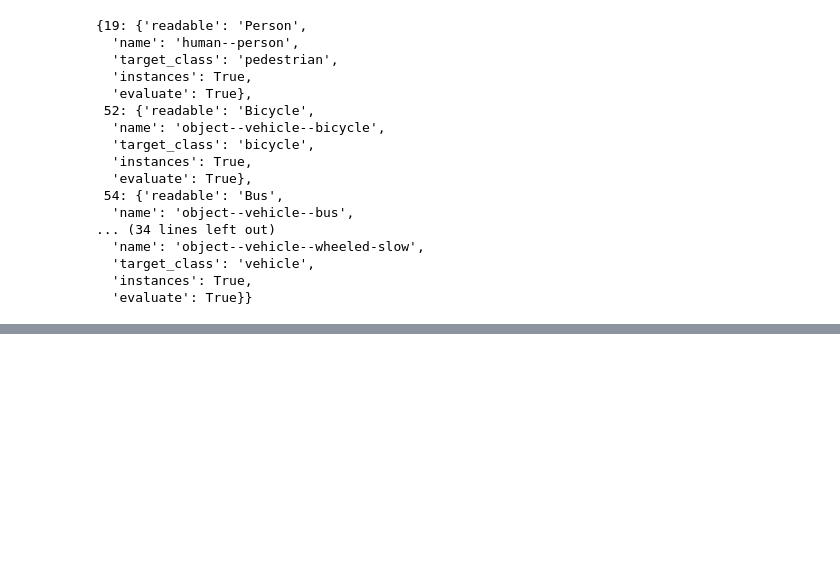
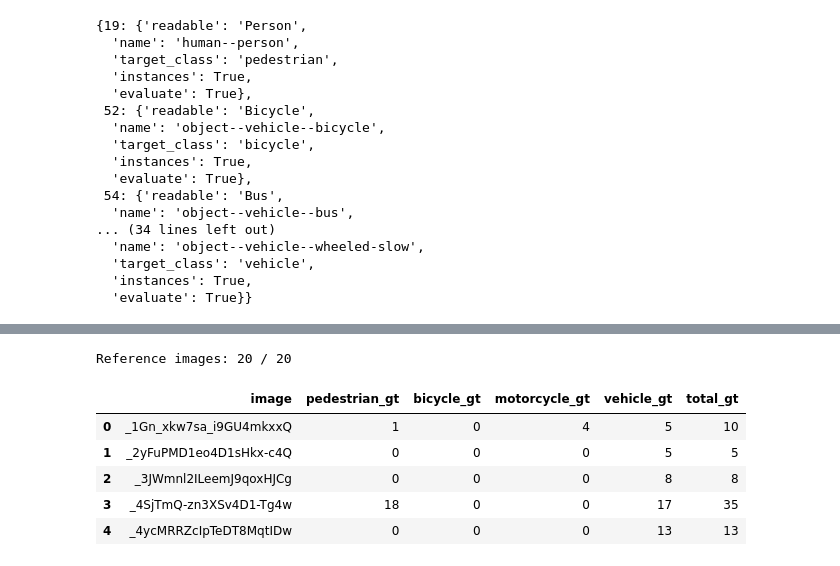
Before and after one commit to maleckainez/bachelors-thesis, a Jupyter notebook: benchmarks/detection_models_benchmark.ipynb, the cells around one changed output, grey strips where cells are left out. Drawn from its saved outputs; the diff is of its cells as text; code cells hidden in the pictures; blank space fills up the shorter version.

```diff
--- a/benchmarks/detection_models_benchmark.ipynb
+++ b/benchmarks/detection_models_benchmark.ipynb
@@ -382,13 +442,44 @@ def count_obj_from_instance(instance_path):
     return baseline_count
 # %%
 # Create DataFrame of reference data for all images
-import pandas as pd
-headers = ["image", "pedestrian", "bicycle", "motorcycle", "vehicle", "total"]
-rows = []
-for image_name in os.listdir(INSTANCE_PATH):
-    image_key = Path(image_name).stem
-    c = count_obj_from_instance(INSTANCE_PATH/image_name)
-    rows.append([image_key, c["pedestrian"], c["bicycle"], c["motorcycle"], c["vehicle"], c['total']])
-rd = pd.DataFrame(rows, columns=headers)
-REFERENCE_DATA = rd
+
+def list_test_images():
+    return sorted([
+        image_name for image_name in os.listdir(IMAGE_PATH)
+        if Path(image_name).suffix.lower() in [".jpg", ".jpeg", ".png"]
+    ])
+
+def build_reference_data(image_names):
+    rows = []
+    for image_name in image_names:
+        image_key = Path(image_name).stem
+        instance_path = find_instance_mask(image_name)
+
+        if instance_path is None:
+            print(f"[WARNING] Missing instance mask for {image_name}")
+            continue
+
+        counts = count_obj_from_instance(instance_path)
+        row = {"image": image_key}
+        for category in CLASSES:
+            row[f"{category}_gt"] = counts[category]
+        row["total_gt"] = counts["total"]
+        rows.append(row)
+
+    return pd.DataFrame(rows)
+
+TEST_IMAGES = list_test_images()
+REFERENCE_DATA = build_reference_data(TEST_IMAGES)
+REFERENCE_DATA.to_csv(RESULTS_PATH / "reference_counts.csv", index=False)
+
+print(f"Reference images: {len(REFERENCE_DATA)} / {len(TEST_IMAGES)}")
+REFERENCE_DATA.head()
+# %% [output]
+Reference images: 20 / 20
+|  | image | pedestrian_gt | bicycle_gt | motorcycle_gt | vehicle_gt | total_gt |
+| 0 | _1Gn_xkw7sa_i9GU4mkxxQ | 1 | 0 | 4 | 5 | 10 |
+| 1 | _2yFuPMD1eo4D1sHkx-c4Q | 0 | 0 | 0 | 5 | 5 |
+| 2 | _3JWmnl2ILeemJ9qoxHJCg | 0 | 0 | 0 | 8 | 8 |
+| 3 | _4SjTmQ-zn3XSv4D1-Tg4w | 18 | 0 | 0 | 17 | 35 |
+| 4 | _4ycMRRZcIpTeDT8MqtIDw | 0 | 0 | 0 | 13 | 13 |
 # %%
```
Also changed, not shown: parts of 14 cells of this notebook, 1 other file.
